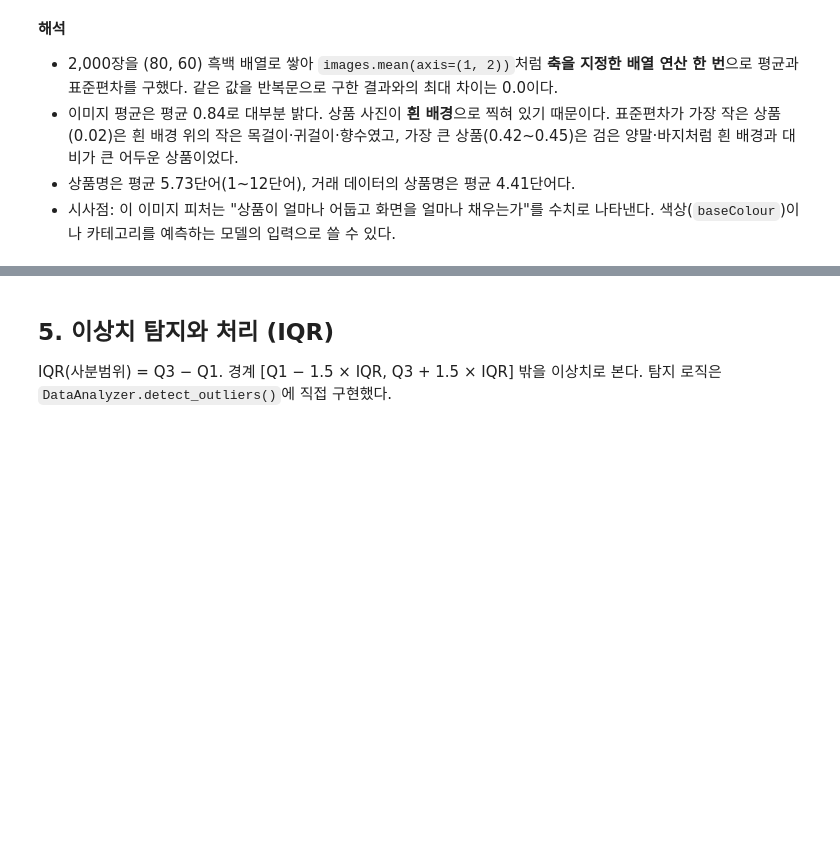
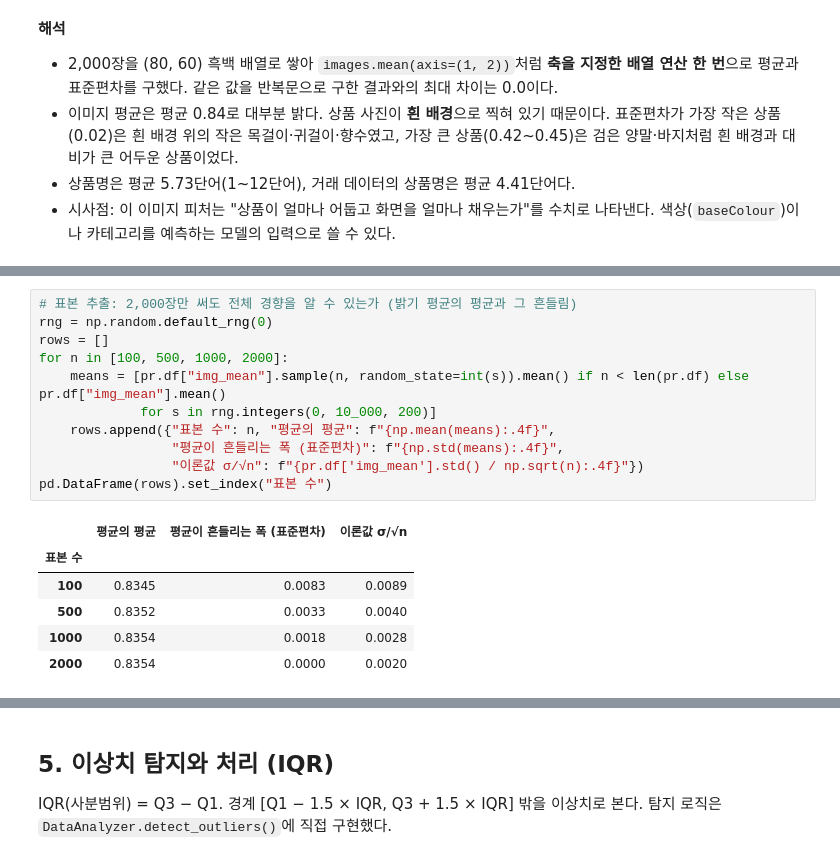
Before and after one commit to ashofrondol/codyssey_A1-1, a Jupyter notebook: notebooks/analysis_report.ipynb, the cells around one changed output, grey strips where cells are left out. Saved outputs shown, nothing was run; the diff lists cells and outputs as text; blank space fills up the shorter version.

```diff
--- a/notebooks/analysis_report.ipynb
+++ b/notebooks/analysis_report.ipynb
@@ -402,0 +559,18 @@ max              8.00             35.00
+# %%
+# 표본 추출: 2,000장만 써도 전체 경향을 알 수 있는가 (밝기 평균의 평균과 그 흔들림)
+rng = np.random.default_rng(0)
+rows = []
+for n in [100, 500, 1000, 2000]:
+    means = [pr.df["img_mean"].sample(n, random_state=int(s)).mean() if n < len(pr.df) else pr.df["img_mean"].mean()
+             for s in rng.integers(0, 10_000, 200)]
+    rows.append({"표본 수": n, "평균의 평균": f"{np.mean(means):.4f}",
+                 "평균이 흔들리는 폭 (표준편차)": f"{np.std(means):.4f}",
+                 "이론값 σ/√n": f"{pr.df['img_mean'].std() / np.sqrt(n):.4f}"})
+pd.DataFrame(rows).set_index("표본 수")
+# %% [output]
+|  | 평균의 평균 | 평균이 흔들리는 폭 (표준편차) | 이론값 σ/√n |
+| 표본 수 |  |  |  |
+| 100 | 0.8345 | 0.0083 | 0.0089 |
+| 500 | 0.8352 | 0.0033 | 0.0040 |
+| 1000 | 0.8354 | 0.0018 | 0.0028 |
+| 2000 | 0.8354 | 0.0000 | 0.0020 |
```
Also changed, not shown: parts of 14 cells of this notebook, 4 other files.
